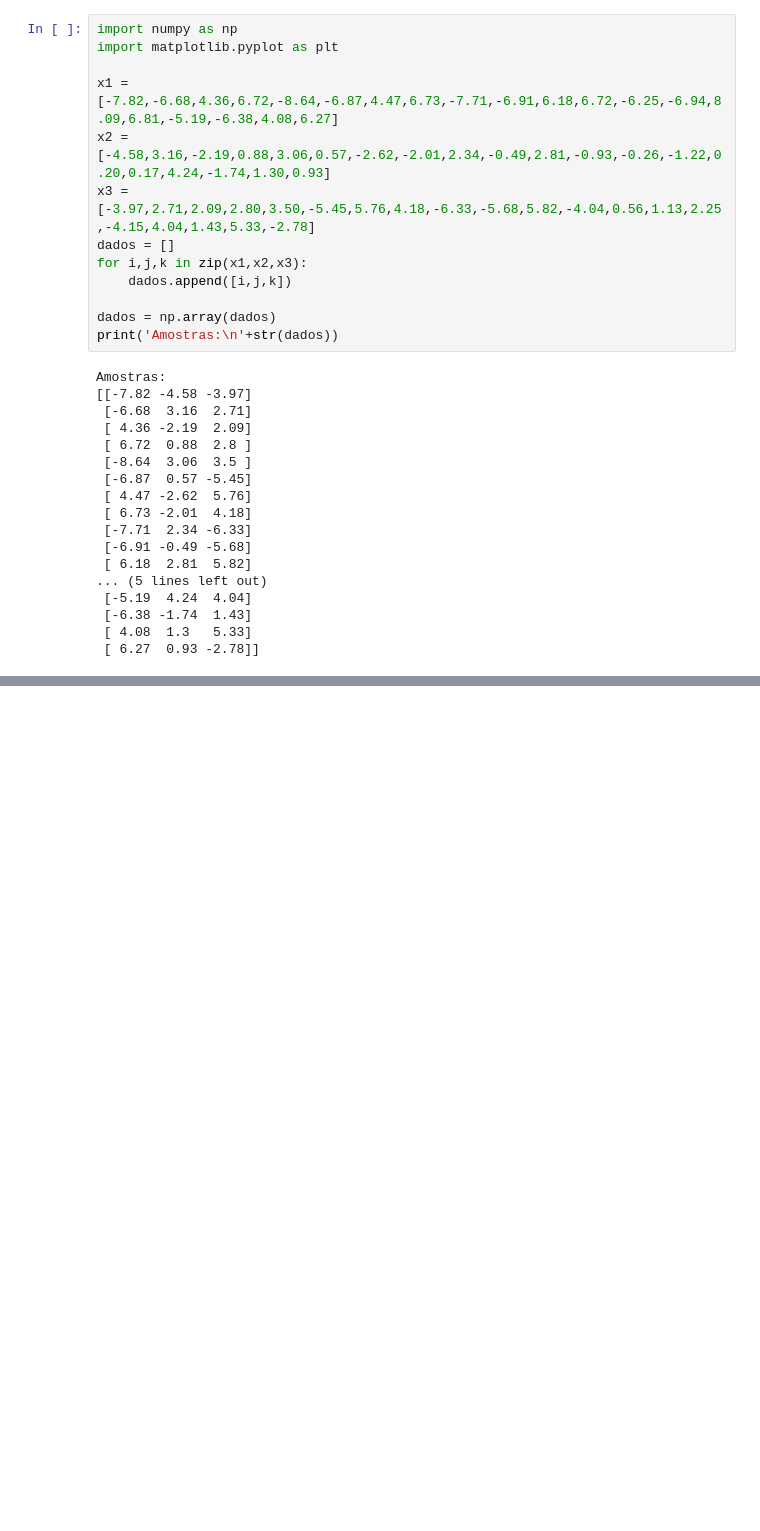
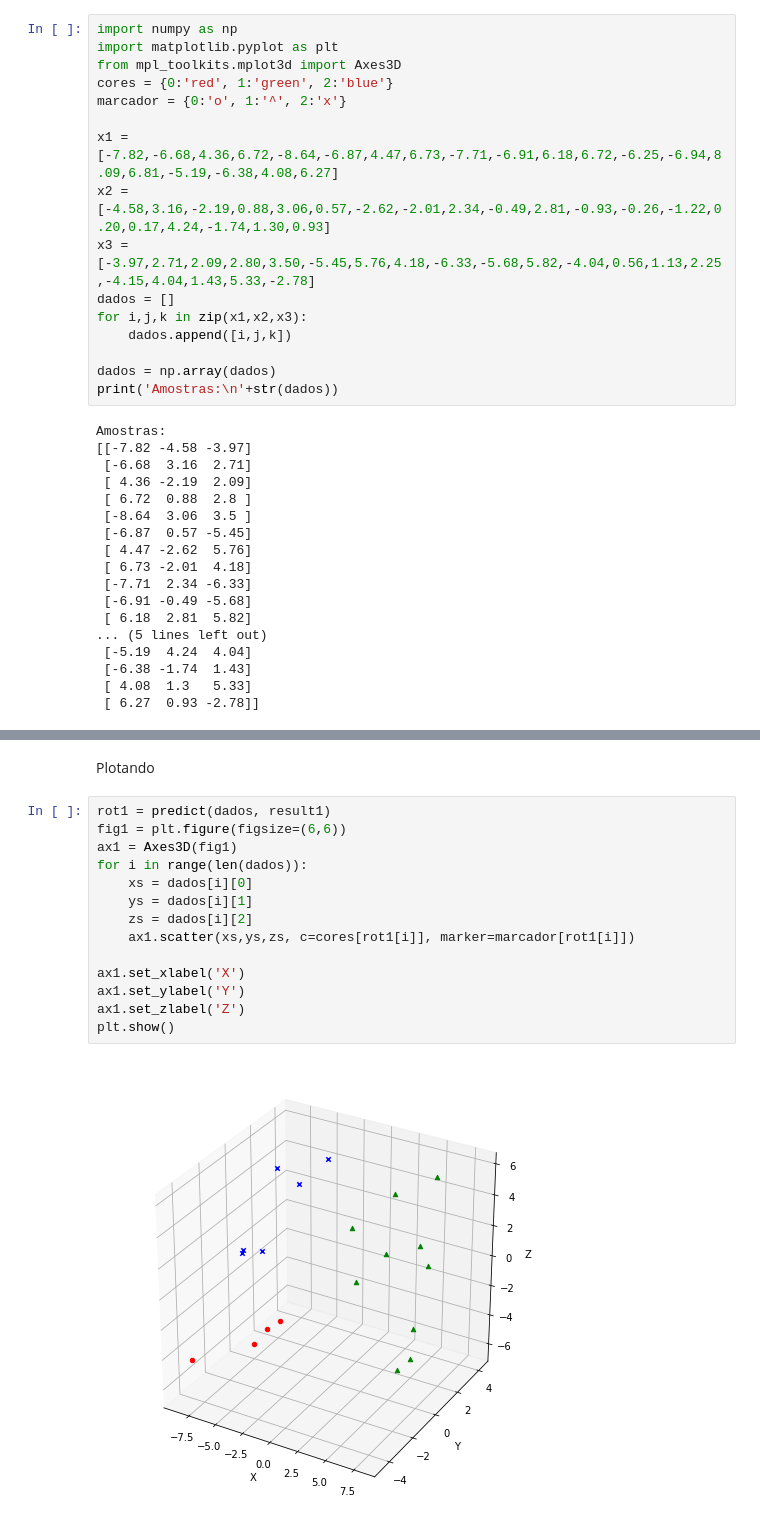
Before and after one commit to victorers1/DCA0133-AprendizagemDeMaquina, a Jupyter notebook: Unidade 3/q3-KMeans.ipynb, the cells around one changed output, grey strips where cells are left out. Drawn from its saved outputs; the diff is of its cells as text; blank space fills up the shorter version.

```diff
--- a/Unidade 3/q3-KMeans.ipynb
+++ b/Unidade 3/q3-KMeans.ipynb
@@ -4,6 +4,9 @@ Implemente o algoritmo K-means e considere o dados apresentados na tabela abaixo
 # %%
 import numpy as np
 import matplotlib.pyplot as plt
+from mpl_toolkits.mplot3d import Axes3D
+cores = {0:'red', 1:'green', 2:'blue'}
+marcador = {0:'o', 1:'^', 2:'x'}
 
 x1 = [-7.82,-6.68,4.36,6.72,-8.64,-6.87,4.47,6.73,-7.71,-6.91,6.18,6.72,-6.25,-6.94,8.09,6.81,-5.19,-6.38,4.08,6.27]
 x2 = [-4.58,3.16,-2.19,0.88,3.06,0.57,-2.62,-2.01,2.34,-0.49,2.81,-0.93,-0.26,-1.22,0.20,0.17,4.24,-1.74,1.30,0.93]
@@ -129 +163,19 @@ centroides calculados:
+# %% [markdown]
+Plotando
+# %%
+rot1 = predict(dados, result1)
+fig1 = plt.figure(figsize=(6,6))
+ax1 = Axes3D(fig1)
+for i in range(len(dados)):
+    xs = dados[i][0]
+    ys = dados[i][1]
+    zs = dados[i][2]
+    ax1.scatter(xs,ys,zs, c=cores[rot1[i]], marker=marcador[rot1[i]])
+
+ax1.set_xlabel('X')
+ax1.set_ylabel('Y')
+ax1.set_zlabel('Z')
+plt.show()
+# %% [output]
+[figure, added]
 # %% [markdown]
```
Also changed, not shown: parts of 11 cells of this notebook, 5 other files.
